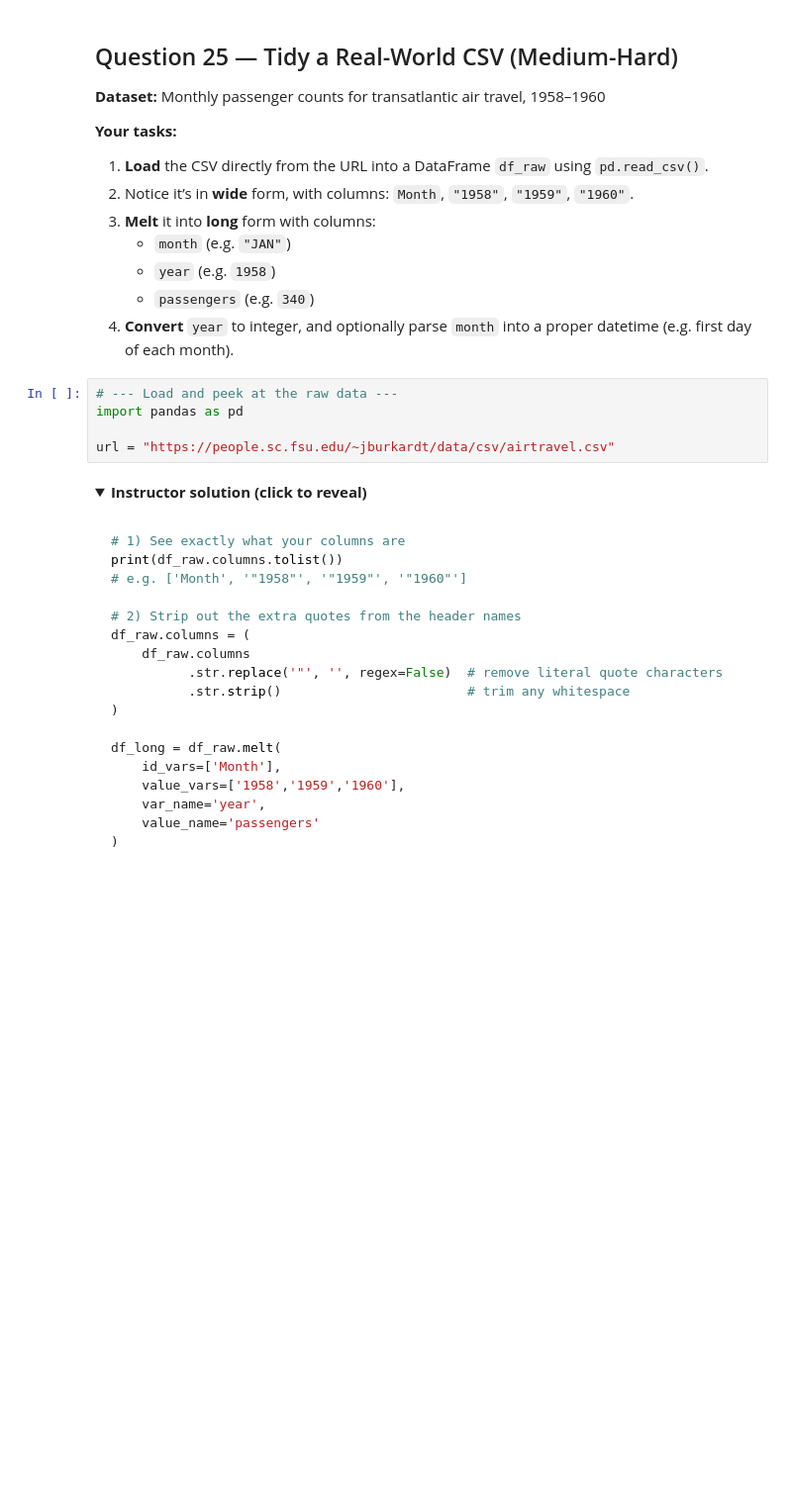
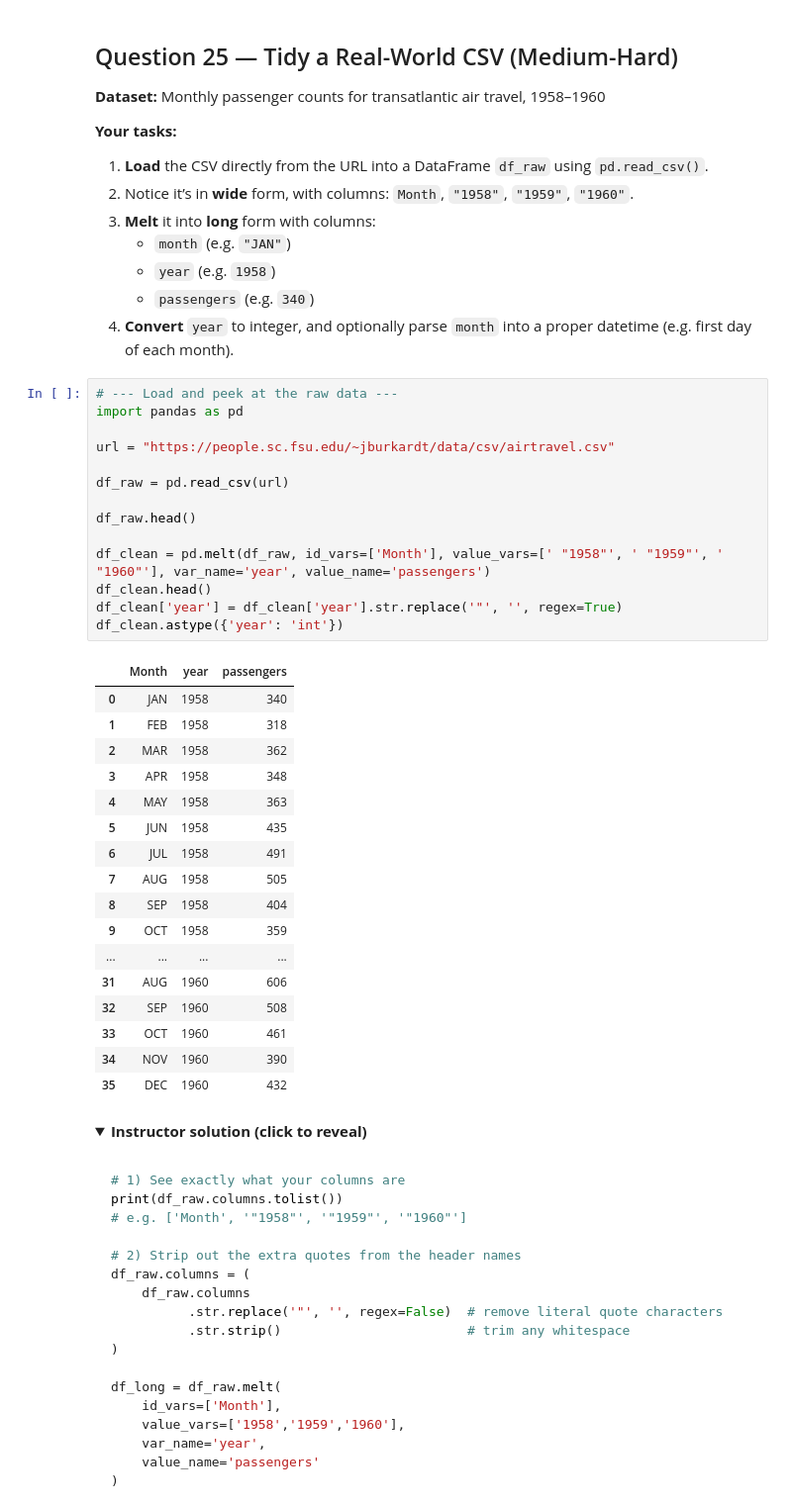
Before and after one commit to Clee2951/RISE, a Jupyter notebook: July10/data_wrangling_28_challenges.ipynb, the cells around one changed output. Shown: that part at 99% size. Cells and saved outputs as stored; diff of their text form; folded sections open; blank space fills up the shorter version.

```diff
--- a/July10/data_wrangling_28_challenges.ipynb
+++ b/July10/data_wrangling_28_challenges.ipynb
@@ -801,8 +1064,35 @@ clean_df = clean(df)
 # %%
 # --- Load and peek at the raw data ---
 import pandas as pd
 
 url = "https://people.sc.fsu.edu/~jburkardt/data/csv/airtravel.csv"
+
+df_raw = pd.read_csv(url)
+
+df_raw.head()
+
+df_clean = pd.melt(df_raw, id_vars=['Month'], value_vars=[' "1958"', ' "1959"', ' "1960"'], var_name='year', value_name='passengers')
+df_clean.head()
+df_clean['year'] = df_clean['year'].str.replace('"', '', regex=True)
+df_clean.astype({'year': 'int'})
+# %% [output]
+|  | Month | year | passengers |
+| 0 | JAN | 1958 | 340 |
+| 1 | FEB | 1958 | 318 |
+| 2 | MAR | 1958 | 362 |
+| 3 | APR | 1958 | 348 |
+| 4 | MAY | 1958 | 363 |
+| 5 | JUN | 1958 | 435 |
+| 6 | JUL | 1958 | 491 |
+| 7 | AUG | 1958 | 505 |
+| 8 | SEP | 1958 | 404 |
+| 9 | OCT | 1958 | 359 |
+| ... | ... | ... | ... |
+| 31 | AUG | 1960 | 606 |
+| 32 | SEP | 1960 | 508 |
+| 33 | OCT | 1960 | 461 |
+| 34 | NOV | 1960 | 390 |
+| 35 | DEC | 1960 | 432 |
 # %% [markdown]
 <details>
 <summary><strong>Instructor solution (click to reveal)</strong></summary>
```
Also changed, not shown: parts of 34 cells of this notebook, 3 other files.
